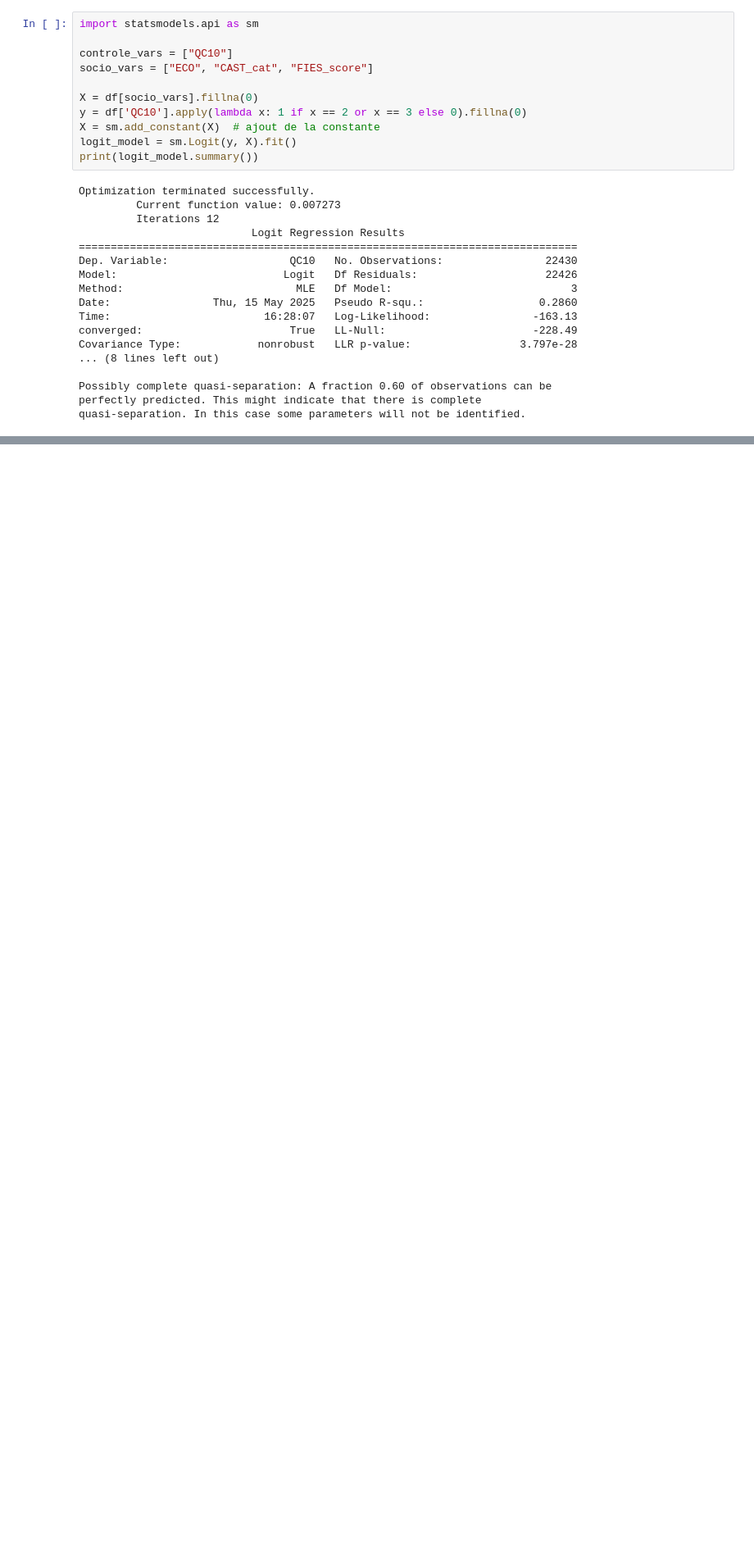
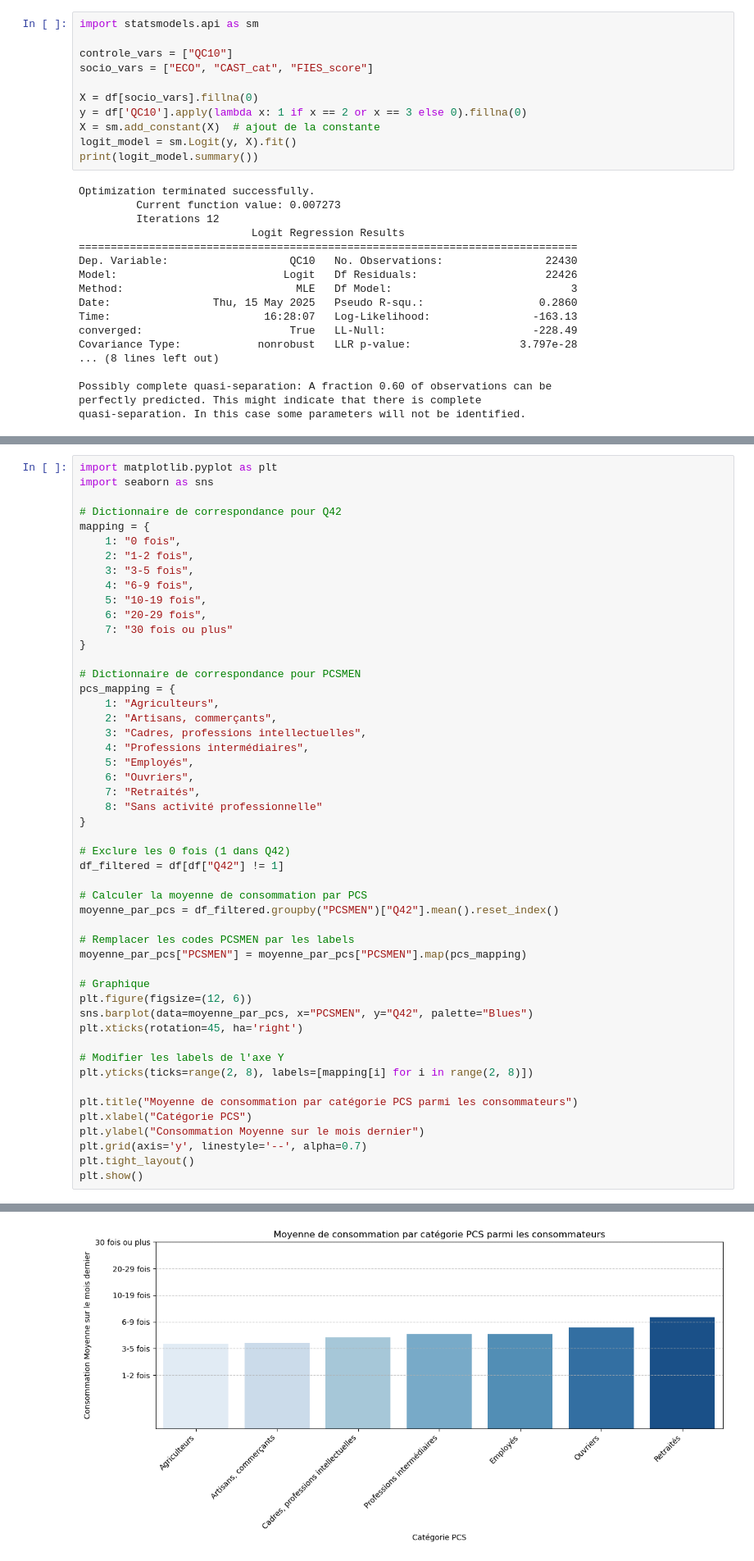
Before and after one commit to NathENSAE/Statapp, a Jupyter notebook: analyze.ipynb, the cells around one changed output, grey strips where cells are left out. Shown at 82% size. Saved outputs shown, nothing was run; the diff lists cells and outputs as text; blank space fills up the shorter version.

```diff
--- a/analyze.ipynb
+++ b/analyze.ipynb
@@ -745,0 +911,51 @@ quasi-separation. In this case some parameters will not be identified.
+# %%
+import matplotlib.pyplot as plt
+import seaborn as sns
+
+# Dictionnaire de correspondance pour Q42
+mapping = {
+    1: "0 fois",
+    2: "1-2 fois",
+    3: "3-5 fois",
+    4: "6-9 fois",
+    5: "10-19 fois",
+    6: "20-29 fois",
+    7: "30 fois ou plus"
+}
+
+# Dictionnaire de correspondance pour PCSMEN
+pcs_mapping = {
+    1: "Agriculteurs",
+    2: "Artisans, commerçants",
+    3: "Cadres, professions intellectuelles",
+    4: "Professions intermédiaires",
+    5: "Employés",
+    6: "Ouvriers",
+    7: "Retraités",
+    8: "Sans activité professionnelle"
+}
+
+# Exclure les 0 fois (1 dans Q42)
+df_filtered = df[df["Q42"] != 1]
+
+# Calculer la moyenne de consommation par PCS
+moyenne_par_pcs = df_filtered.groupby("PCSMEN")["Q42"].mean().reset_index()
+
+# Remplacer les codes PCSMEN par les labels
+moyenne_par_pcs["PCSMEN"] = moyenne_par_pcs["PCSMEN"].map(pcs_mapping)
+
+# Graphique
+plt.figure(figsize=(12, 6))
+sns.barplot(data=moyenne_par_pcs, x="PCSMEN", y="Q42", palette="Blues")
+plt.xticks(rotation=45, ha='right')
+
+# Modifier les labels de l'axe Y
+plt.yticks(ticks=range(2, 8), labels=[mapping[i] for i in range(2, 8)])
+
+plt.title("Moyenne de consommation par catégorie PCS parmi les consommateurs")
+plt.xlabel("Catégorie PCS")
+plt.ylabel("Consommation Moyenne sur le mois dernier")
+plt.grid(axis='y', linestyle='--', alpha=0.7)
+plt.tight_layout()
+plt.show()
+# %% [output]
@@ -745,0 +965 @@ quasi-separation. In this case some parameters will not be identified.
+[figure, added]
```
Also changed, not shown: parts of 21 cells of this notebook.
